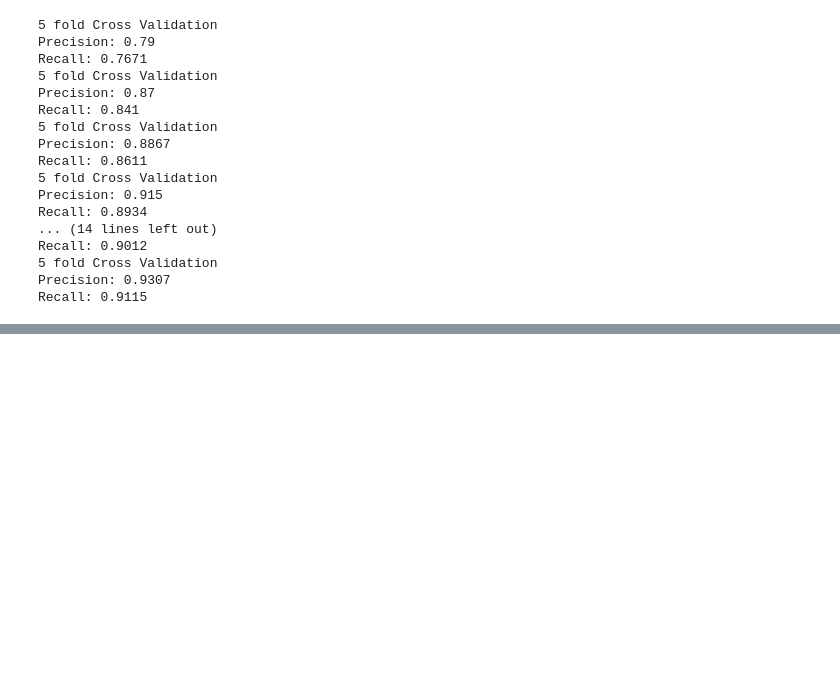
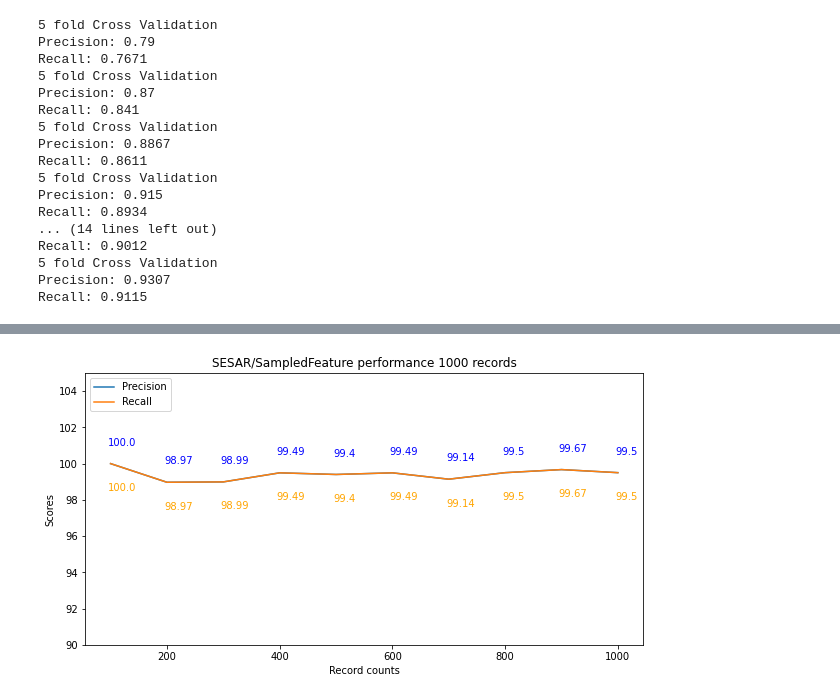
Before and after one commit to isamplesorg/vocabulary_learning, a Jupyter notebook: python/crossValidation.ipynb, the cells around one changed output, grey strips where cells are left out. Saved outputs shown, nothing was run; the diff lists cells and outputs as text; code cells hidden in the pictures; blank space fills up the shorter version.

```diff
--- a/python/crossValidation.ipynb
+++ b/python/crossValidation.ipynb
@@ -131,0 +161,4 @@ Recall: 0.9918
+# %%
+#SESAR sampled feature
+SESAR_sampledFeature = pd.read_csv('../Collections_data/cleanedSESAR_sampeldFeature.txt', header= None)
+SESAR_sampledFeatureype_result = diffSizeCV(SESAR_sampledFeature, 0.1, 20, 100, 5, 1)
@@ -131,0 +183,4 @@ Recall: 0.9918
+# %%
+drawGraph(SESAR_sampledFeatureype_result, 'SESAR/SampledFeature', len(SESAR_sampledFeature), [90, 105])
+# %% [output]
+[figure, added]
```
Also changed, not shown: parts of 7 cells of this notebook.
